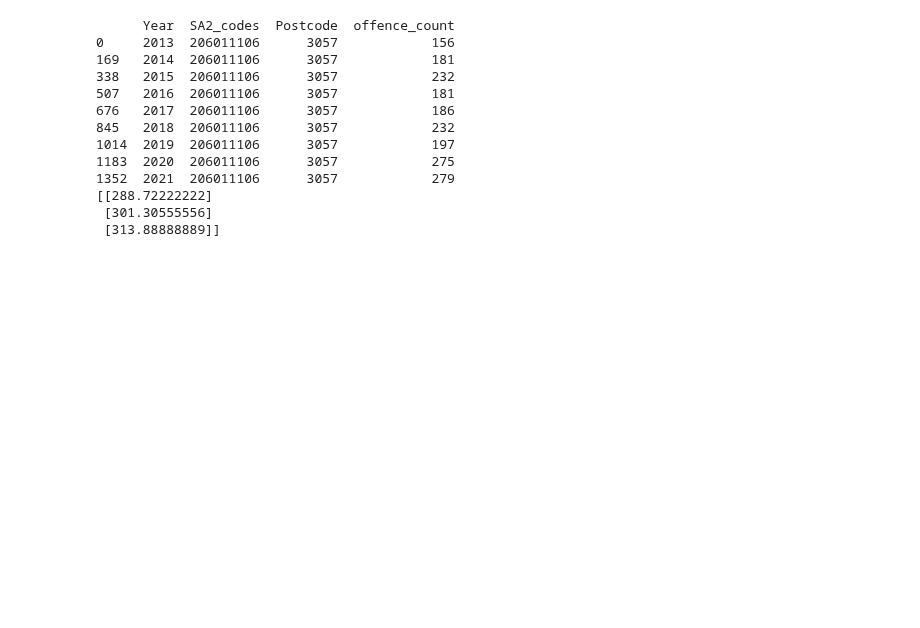
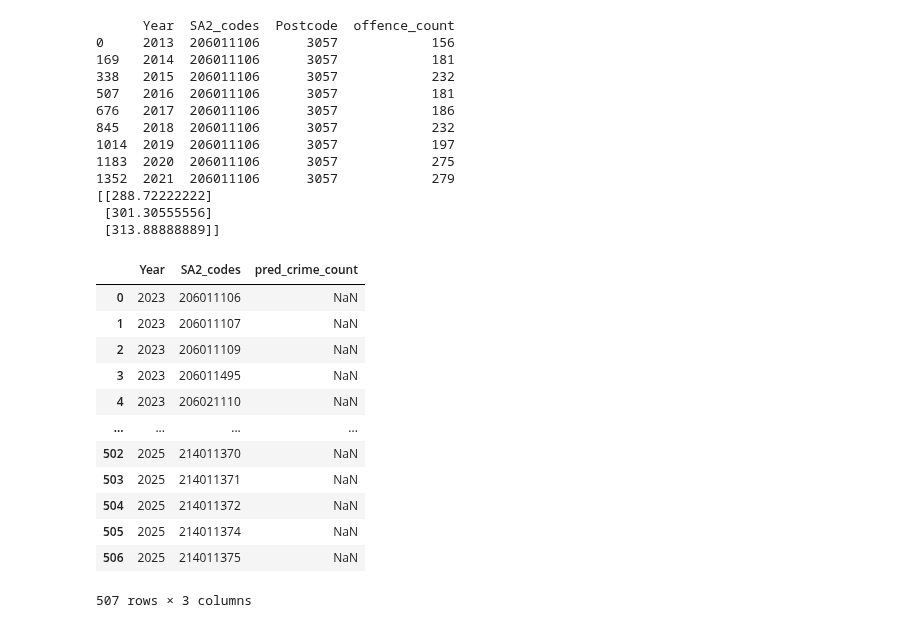
Before and after one commit to MAST30034-Applied-Data-Science/generic-real-estate-consulting-project-group-30, a Jupyter notebook: notebooks/Basic Modelling.ipynb, the cells around one changed output. Cells and saved outputs as stored; diff of their text form; code cells hidden in the pictures; blank space fills up the shorter version.

Commit message:
forecast on crime data based on each suburb

```diff
--- a/notebooks/Basic Modelling.ipynb
+++ b/notebooks/Basic Modelling.ipynb
@@ -160,3 +155,31 @@ print(future_pred)
 [[288.72222222]
  [301.30555556]
  [313.88888889]]
+# %%
+# let's implement this to all suburbs
+df2 = crime.groupby(["Year", "SA2_codes"]).sum().reset_index()
+
+# future data (2023 only, need to add 2024 and 2025)
+SA2_total = len(df2.loc[df2["Year"] == 2013]["Year"].tolist())
+SA2_codes = df2.loc[df2["Year"] == 2013]["SA2_codes"]
+future_df = pd.DataFrame({"Year": [2023] * SA2_total, "SA2_codes": SA2_codes})
+# now for 2024 and 2025
+future_df_2024 = pd.DataFrame({"Year": [2024] * SA2_total, "SA2_codes": SA2_codes})
+future_df_2025 = pd.DataFrame({"Year": [2025] * SA2_total, "SA2_codes": SA2_codes})
+future_df = pd.concat([future_df, future_df_2024, future_df_2025], ignore_index=True)
+future_df["pred_crime_count"] = np.nan
+future_df
+# %% [output]
+|  | Year | SA2_codes | pred_crime_count |
+| 0 | 2023 | 206011106 | NaN |
+| 1 | 2023 | 206011107 | NaN |
+| 2 | 2023 | 206011109 | NaN |
+| 3 | 2023 | 206011495 | NaN |
+| 4 | 2023 | 206021110 | NaN |
+| ... | ... | ... | ... |
+| 502 | 2025 | 214011370 | NaN |
+| 503 | 2025 | 214011371 | NaN |
+| 504 | 2025 | 214011372 | NaN |
+| 505 | 2025 | 214011374 | NaN |
+| 506 | 2025 | 214011375 | NaN |
+507 rows × 3 columns
```
Also changed, not shown: parts of 2 cells of this notebook.
